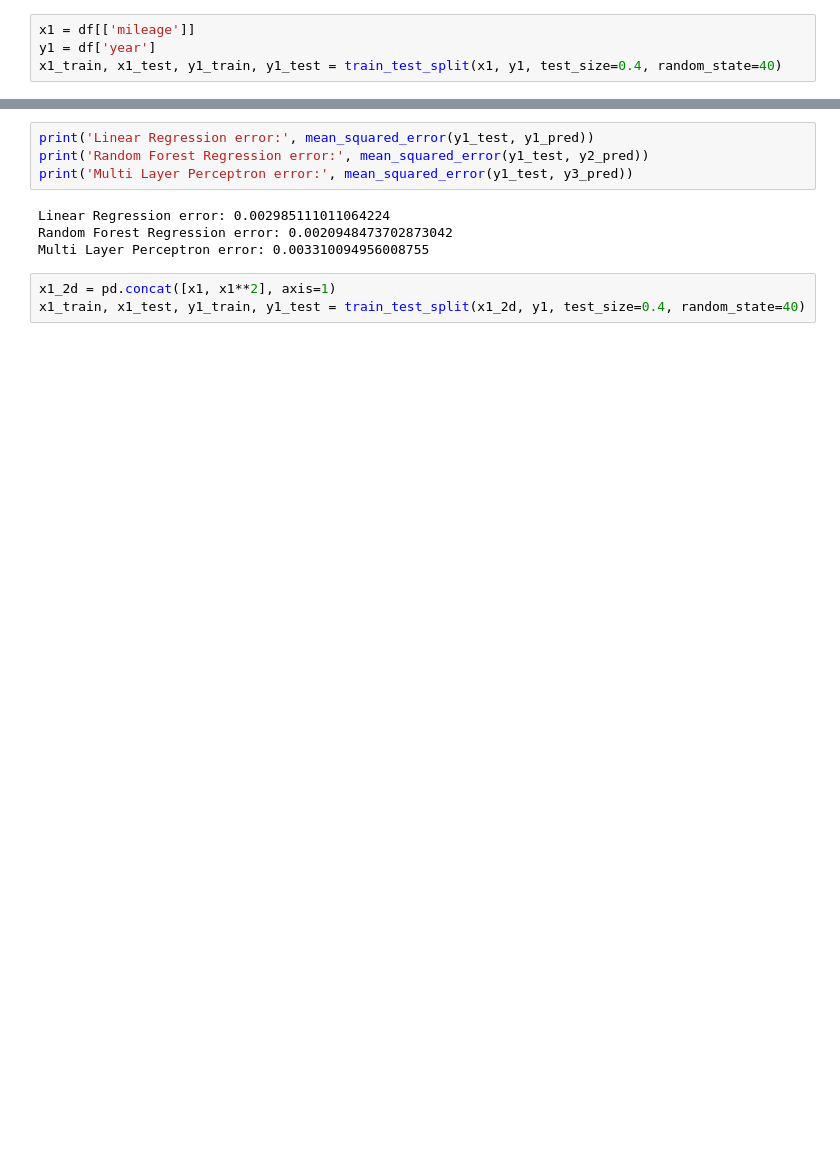
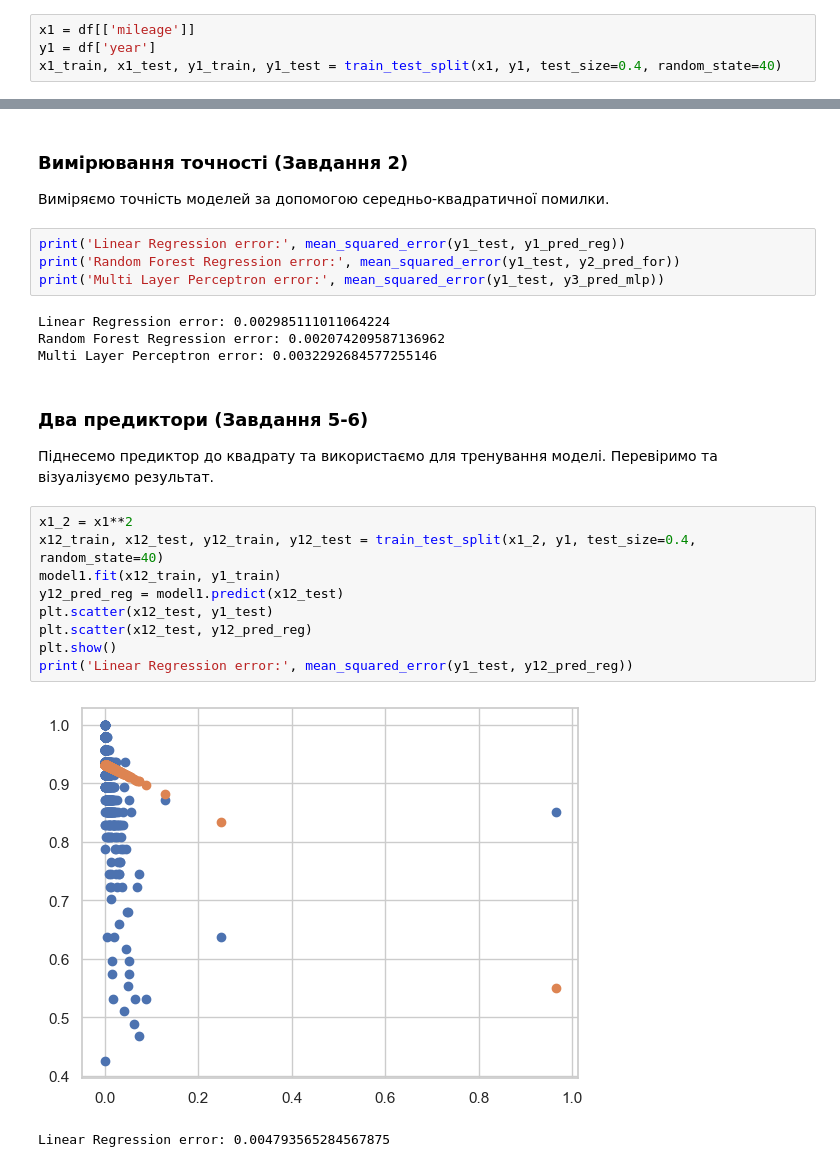
Before and after one commit to AleksandrZhukovin/KPI_AD_Curse_Work, a Jupyter notebook: Cursova Robota.ipynb, the cells around one changed output, grey strips where cells are left out. Drawn from its saved outputs; the diff is of its cells as text; blank space fills up the shorter version.

```diff
--- a/Cursova Robota.ipynb
+++ b/Cursova Robota.ipynb
@@ -380,12 +383,27 @@ plt.show()
+# %% [markdown]
+### Вимірювання точності (Завдання 2)
+Виміряємо точність моделей за допомогою середньо-квадратичної помилки.
 # %%
-print('Linear Regression error:', mean_squared_error(y1_test, y1_pred))
-print('Random Forest Regression error:', mean_squared_error(y1_test, y2_pred))
-print('Multi Layer Perceptron error:', mean_squared_error(y1_test, y3_pred))
+print('Linear Regression error:', mean_squared_error(y1_test, y1_pred_reg))
+print('Random Forest Regression error:', mean_squared_error(y1_test, y2_pred_for))
+print('Multi Layer Perceptron error:', mean_squared_error(y1_test, y3_pred_mlp))
 # %% [output]
 Linear Regression error: 0.002985111011064224
-Random Forest Regression error: 0.0020948473702873042
-Multi Layer Perceptron error: 0.003310094956008755
+Random Forest Regression error: 0.002074209587136962
+Multi Layer Perceptron error: 0.0032292684577255146
+# %% [markdown]
+### Два предиктори (Завдання 5-6)
+Піднесемо предиктор до квадрату та використаємо для тренування моделі. Перевіримо та візуалізуємо результат.
 # %%
-x1_2d = pd.concat([x1, x1**2], axis=1)
-x1_train, x1_test, y1_train, y1_test = train_test_split(x1_2d, y1, test_size=0.4, random_state=40)
+x1_2 = x1**2
+x12_train, x12_test, y12_train, y12_test = train_test_split(x1_2, y1, test_size=0.4, random_state=40)
+model1.fit(x12_train, y1_train)
+y12_pred_reg = model1.predict(x12_test)
+plt.scatter(x12_test, y1_test)
+plt.scatter(x12_test, y12_pred_reg)
+plt.show()
+print('Linear Regression error:', mean_squared_error(y1_test, y12_pred_reg))
+# %% [output]
+[figure, added]
+Linear Regression error: 0.004793565284567875
 # %%
```
Also changed, not shown: parts of 17 cells of this notebook.
